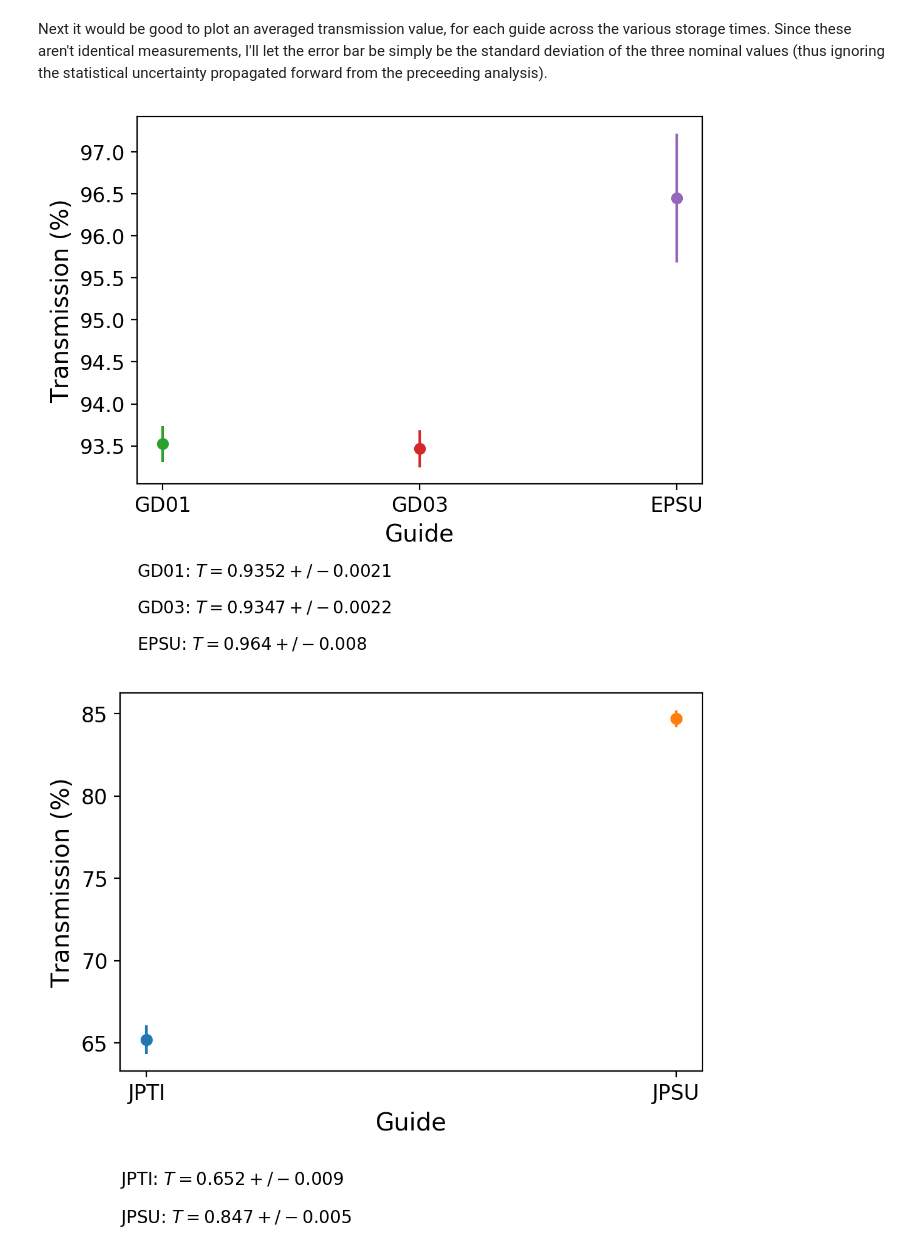
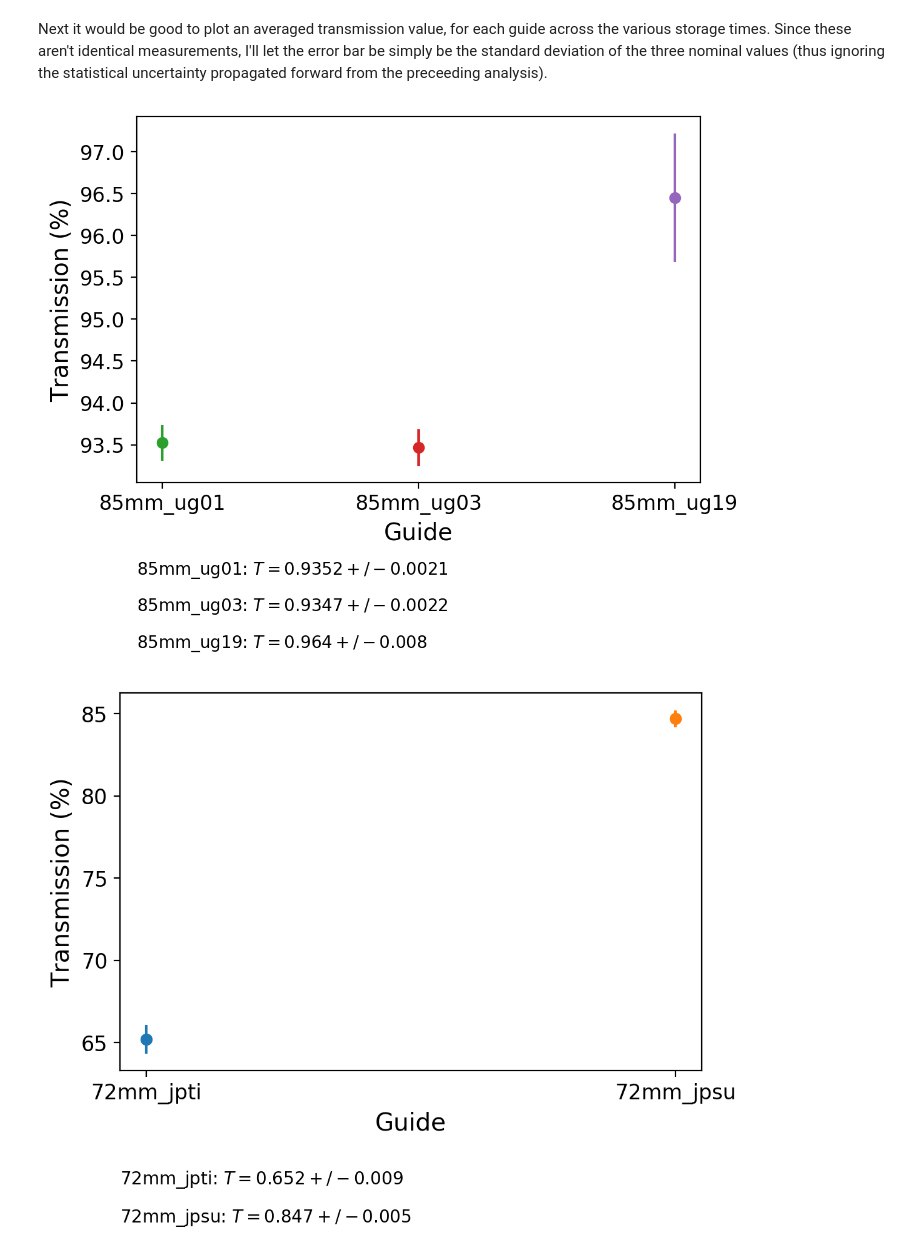
Before and after one commit to jonahberean/psi_transmission, a Jupyter notebook: notebooks_scripts/transmission.ipynb, the cells around one changed output. Saved outputs shown, nothing was run; the diff lists cells and outputs as text; code cells hidden in the pictures.

```diff
--- a/notebooks_scripts/transmission.ipynb
+++ b/notebooks_scripts/transmission.ipynb
@@ -7,0 +4,10 @@ The autoreload extension is already loaded. To reload it, use:
+# %%
+# importing functions for analysis
+from functions import *
+
+%load_ext autoreload
+%autoreload 2
+
+# sometimes needs to be run twice to get good plots
+%matplotlib inline
+plt.rcParams['figure.dpi'] = 200
@@ -34,11 +34,11 @@ fig, ax = plt.subplots()
 ax = plt.gca()
 
 i = 0
-for config in ['DISK', 'NOMI']:
+for config in ['72mm_norm', '85mm_norm']:
 
     color = next(ax._get_lines.prop_cycler)['color']
 
-    for run_type in ['s005', 's020', 's100']:
+    for run_type in ['005s', '020s', '100s']:
 
         # get tha appropriate data set
         arr = data_dict[config, run_type]
@@ -51,7 +51,7 @@ for config in ['DISK', 'NOMI']:
         # plot
         storage_time = arr[0,1]
 
-        if (run_type == 's005'):
+        if (run_type == '005s'):
 
             ax.errorbar(storage_time, N_norm.nominal_value, yerr = N_norm.std_dev,
                     fmt = 'o', label = config, color = color)
@@ -104,12 +104,12 @@ ax_j = plt.gca()
 # iterator for text print out formatting
 i = 0
 
-for config in ['JPTI', 'JPSU', 'GD01', 'GD03', 'EPSU']:
+for config in ['72mm_jpti', '72mm_jpsu', '85mm_ug01', '85mm_ug03', '85mm_ug19']:
 
     # update the plotting color
     color = next(ax_j._get_lines.prop_cycler)['color']
 
-    for run_type in ['s005', 's020', 's100']:
+    for run_type in ['005s', '020s', '100s']:
 
         # get data set
         arr = data_dict[config, run_type]
@@ -122,10 +122,10 @@ for config in ['JPTI', 'JPSU', 'GD01', 'GD03', 'EPSU']:
         i = i - 0.1
 
         # JP-style
-        if (config[0:2] == 'JP'):
+        if (config[0:4] == '72mm'):
 
             # compute, save to dict, and plot transmission
-            t = N_guide / N_norm_dict['DISK', run_type]
+            t = N_guide / N_norm_dict['72mm_norm', run_type]
             t_dict[config, run_type] = t
             storage_time = arr[0,1]
             ax_j.errorbar(storage_time, t.nominal_value*100, yerr = t.std_dev*100,
@@ -140,7 +140,7 @@ for config in ['JPTI', 'JPSU', 'GD01', 'GD03', 'EPSU']:
         else:
 
             # compute, save to dict, and plot transmission
-            t = N_guide / N_norm_dict['NOMI', run_type]
+            t = N_guide / N_norm_dict['85mm_norm', run_type]
             t_dict[config, run_type] = t
             storage_time = arr[0,1]
             ax_t.errorbar(storage_time, t.nominal_value*100, yerr = t.std_dev*100,
@@ -185,16 +185,16 @@ ax_j = plt.gca()
 # iterator for text print out formatting
 i = 0
 
-for config in ['JPTI', 'JPSU', 'GD01', 'GD03', 'EPSU']:
+for config in ['72mm_jpti', '72mm_jpsu', '85mm_ug01', '85mm_ug03', '85mm_ug19']:
 
     # update the plotting color
     color = next(ax_j._get_lines.prop_cycler)['color']
 
     # here we calculate an average over the array of three values
     # (i.e. one for each pre-storage time)
-    t_arr = np.array([t_dict[config, 's005'].nominal_value,
-                      t_dict[config, 's020'].nominal_value,
-                      t_dict[config, 's100'].nominal_value])
+    t_arr = np.array([t_dict[config, '005s'].nominal_value,
+                      t_dict[config, '020s'].nominal_value,
+                      t_dict[config, '100s'].nominal_value])
 
     # the error bar is now just the standard error in the average, reflecting
     # spread across pre-storage time, not the underlying Poisson statistics.
@@ -204,7 +204,7 @@ for config in ['JPTI', 'JPSU', 'GD01', 'GD03', 'EPSU']:
     i = i - 0.1
 
     # JP-style
-    if (config[0:2] == 'JP'):
+    if (config[0:4] == '72mm'):
 
         ax_j.errorbar([config], t_ave.nominal_value*100,
                       yerr = t_ave.std_dev*100,
@@ -213,32 +213,32 @@ for config in ['JPTI', 'JPSU', 'GD01', 'GD03', 'EPSU']:
         # printing the results below the figure
         param_str = config + r': $T = {}$'
         ax_j.text(0, -0.2 + i, param_str.format(t_ave),
                                             transform = ax_j.transAxes);
 
     # TRIUMF-style
     else:
 
         ax_t.errorbar([config], t_ave.nominal_value*100,
                       yerr = t_ave.std_dev*100,
                       fmt = 'o', label = config, color = color)
 
         # printing the results below the figure
         param_str = config + r': $T = {}$'
         ax_t.text(0, 0.05 + i, param_str.format(t_ave),
                                             transform = ax_t.transAxes);
 
 # presentation stuff
 # ax_t.set_title('Transmission - TRIUMF-style')
 ax_t.set_ylabel('Transmission (%)', fontsize=14);
 ax_t.set_xlabel('Guide', fontsize=14)
 ax_t.tick_params(axis='both', which='major', labelsize=12)
 fig_t.savefig('../img/ave_transmission_TR.pdf')
 
 # ax_j.set_title('Transmission - JP-style')
 ax_j.set_ylabel('Transmission (%)', fontsize=14);
 ax_j.set_xlabel('Guide', fontsize=14);
 ax_j.tick_params(axis='both', which='major', labelsize=12)
 fig_j.savefig('../img/ave_transmission_JP.pdf')
 # %% [output]
-[figure, old version]
+[figure, new version]
-[figure, old version]
+[figure, new version]
```
Also changed, not shown: parts of 8 cells of this notebook, 40 other files.
